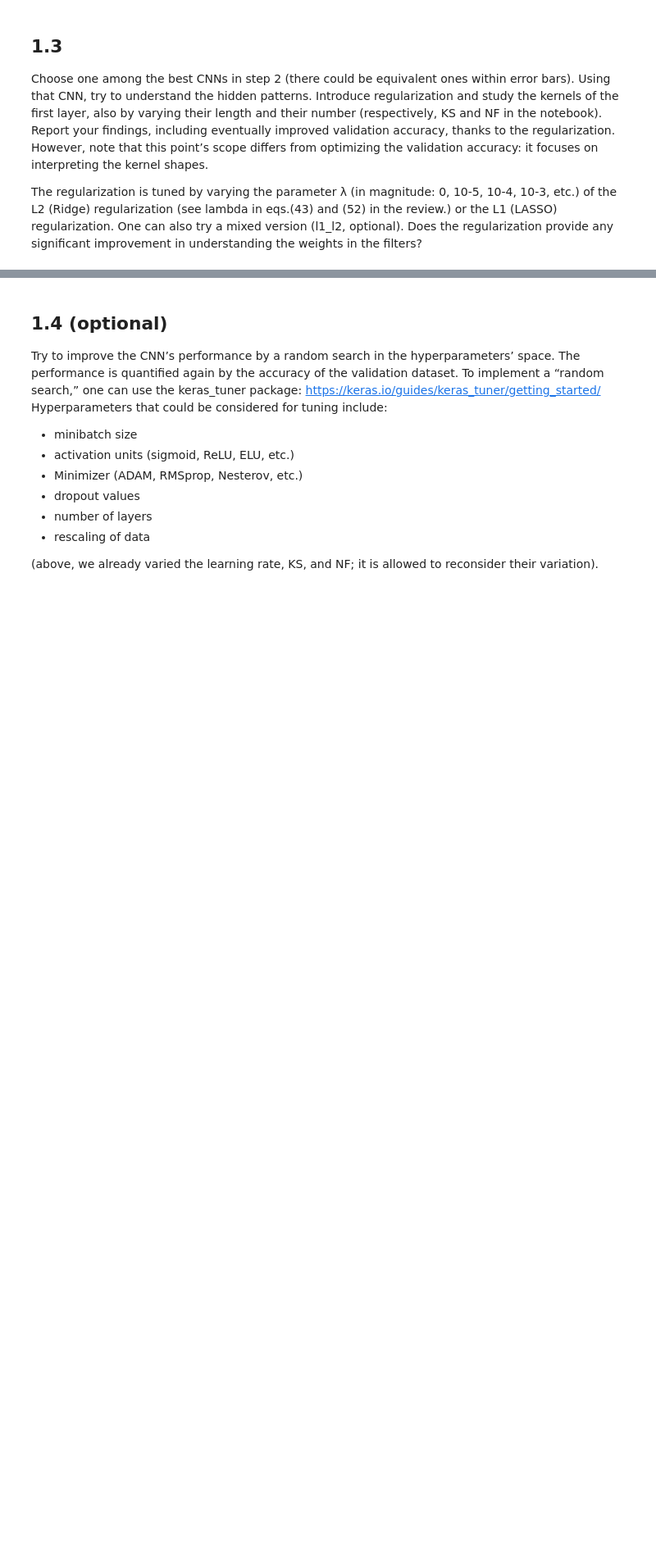
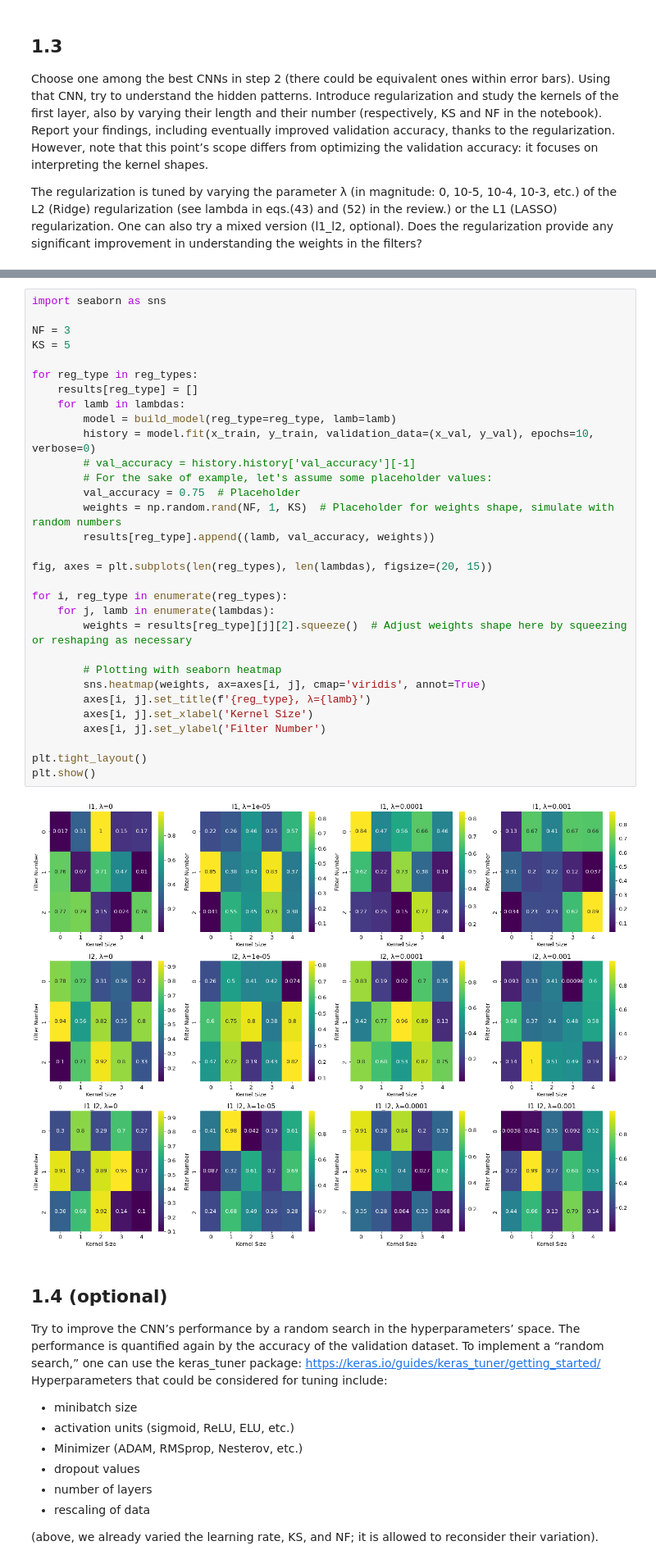
Before and after one commit to lm-schulze/LCP-Mod-B, a Jupyter notebook: group2413_exercise1.ipynb, the cells around one changed output, grey strips where cells are left out. Shown at 82% size. Cells and saved outputs as stored; diff of their text form; blank space fills up the shorter version.

```diff
--- a/group2413_exercise1.ipynb
+++ b/group2413_exercise1.ipynb
@@ -403,3 +545,36 @@ any significant improvement in understanding the weights in the filters?
+# %%
+import seaborn as sns
+
+NF = 3
+KS = 5
+
+for reg_type in reg_types:
+    results[reg_type] = []
+    for lamb in lambdas:
+        model = build_model(reg_type=reg_type, lamb=lamb)
+        history = model.fit(x_train, y_train, validation_data=(x_val, y_val), epochs=10, verbose=0)
+        # val_accuracy = history.history['val_accuracy'][-1]
+        # For the sake of example, let's assume some placeholder values:
+        val_accuracy = 0.75  # Placeholder
+        weights = np.random.rand(NF, 1, KS)  # Placeholder for weights shape, simulate with random numbers
+        results[reg_type].append((lamb, val_accuracy, weights))
+
+fig, axes = plt.subplots(len(reg_types), len(lambdas), figsize=(20, 15))
+
+for i, reg_type in enumerate(reg_types):
+    for j, lamb in enumerate(lambdas):
+        weights = results[reg_type][j][2].squeeze()  # Adjust weights shape here by squeezing or reshaping as necessary
+
+        # Plotting with seaborn heatmap
+        sns.heatmap(weights, ax=axes[i, j], cmap='viridis', annot=True)
+        axes[i, j].set_title(f'{reg_type}, λ={lamb}')
+        axes[i, j].set_xlabel('Kernel Size')
+        axes[i, j].set_ylabel('Filter Number')
+
+plt.tight_layout()
+plt.show()
+# %% [output]
+[figure, added]
 # %% [markdown]
 ## 1.4 (optional)
 Try to improve the CNN’s performance by a random search in the hyperparameters’ space. The
```
Also changed, not shown: parts of 12 cells of this notebook.
